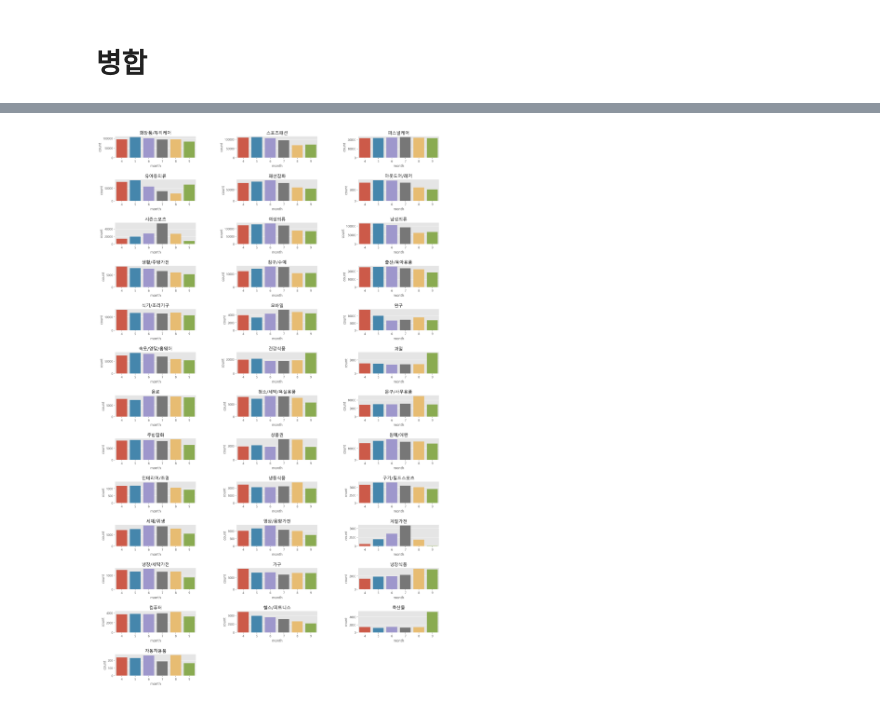
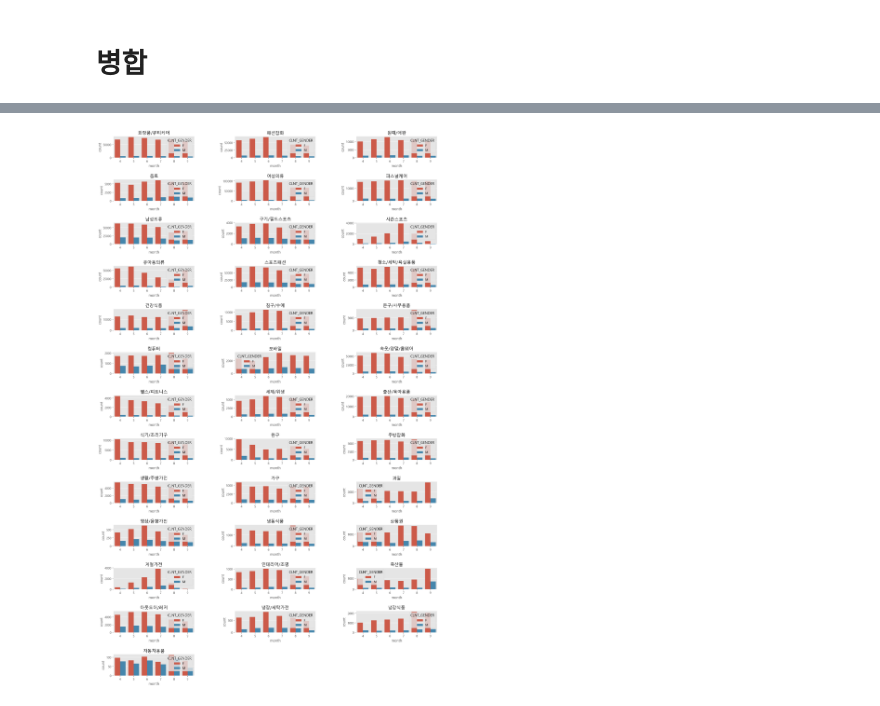
Before and after one commit to meucham11/Python3, a Jupyter notebook: Project/lpoint/00_lpoint_EDA.ipynb, the cells around one changed output, grey strips where cells are left out. Drawn from its saved outputs; the diff is of its cells as text; code cells hidden in the pictures.

```diff
--- a/Project/lpoint/00_lpoint_EDA.ipynb
+++ b/Project/lpoint/00_lpoint_EDA.ipynb
@@ -640,6 +421,7 @@ session
 # %%
-session['TOT_SESS_HR_V']=session['TOT_SESS_HR_V'].astype('str')
+session['TOT_SESS_HR_V']=session['TOT_SESS_HR_V'].astype(str)
 session['TOT_SESS_HR_V']=session['TOT_SESS_HR_V'].apply(delcom)
+session['TOT_SESS_HR_V']=session['TOT_SESS_HR_V'].astype(float)
 # %% [markdown]
 - 지도그리기
 # %%
@@ -731,3 +516,5 @@ prod_sess=pd.merge(product,session,on=['CLNT_ID','SESS_ID'])
 # product + session + master
 psm=pd.merge(prod_sess,master,on='PD_C')
 del prod_sess
+# %%
+pscm=pd.merge(psm,custom,on='CLNT_ID')
@@ -733,0 +523,2 @@ del prod_sess
+# %%
+pscm=pscm.drop(['CLAC2_NM','CLAC3_NM'],axis=1)
@@ -746,0 +710,15 @@ array(['화장품/뷰티케어', '스포츠패션', '퍼스널케어', '유아
+# %%
+# 월별 cat1 별 판매 횟수
+plt.figure(figsize=[15,25])
+plt.subplots_adjust(left = 0, bottom = 0, right = 1, top = 1, hspace = 1, wspace = 0.5)
+cols = 3
+rows = 13
+
+for i in range(1,38):
+    #
+    plt.subplot(rows, cols, i)
+    plt.title(cat[i-1])
+    df_cat=pscm[pscm['CLAC1_NM']==cat[i-1]]
+    sns.countplot(data=df_cat,x='month')
+    # 경향을 보기 위해 ylim은 건드리지 않음
+plt.show()
@@ -747,17 +727,17 @@ array(['화장품/뷰티케어', '스포츠패션', '퍼스널케어', '유아
 # %%
 # 월별 cat1 별 판매 횟수
 plt.figure(figsize=[15,25])
 plt.subplots_adjust(left = 0, bottom = 0, right = 1, top = 1, hspace = 1, wspace = 0.5)
 cols = 3
 rows = 13
 
 for i in range(1,38):
     #
     plt.subplot(rows, cols, i)
     plt.title(cat[i-1])
-    df_cat=psm[psm['CLAC1_NM']==cat[i-1]]
-    sns.countplot(data=df_cat,x='month')
+    df_cat=pscm[pscm['CLAC1_NM']==cat[i-1]]
+    sns.countplot(data=df_cat,x='month',hue='CLNT_GENDER')
 
 plt.show()
 # %% [output]
-[figure, old version]
+[figure, new version]
```
Also changed, not shown: parts of 48 cells of this notebook.
